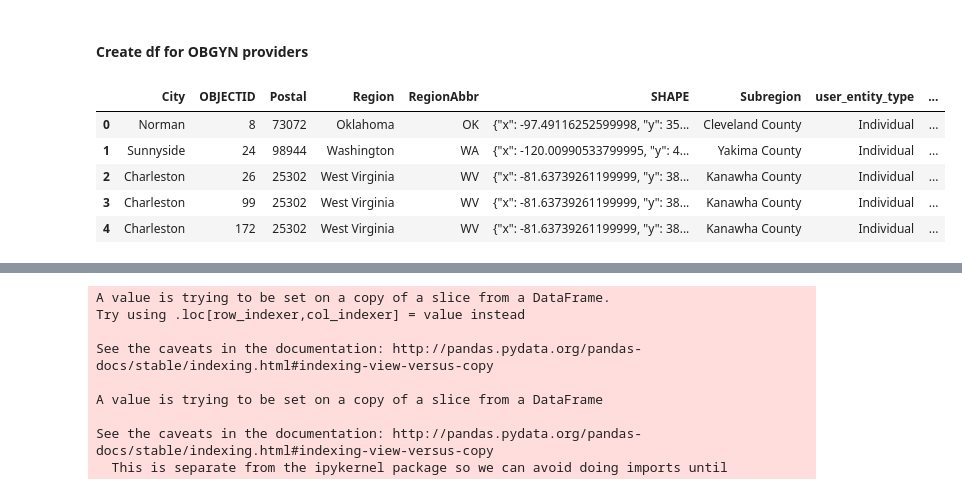
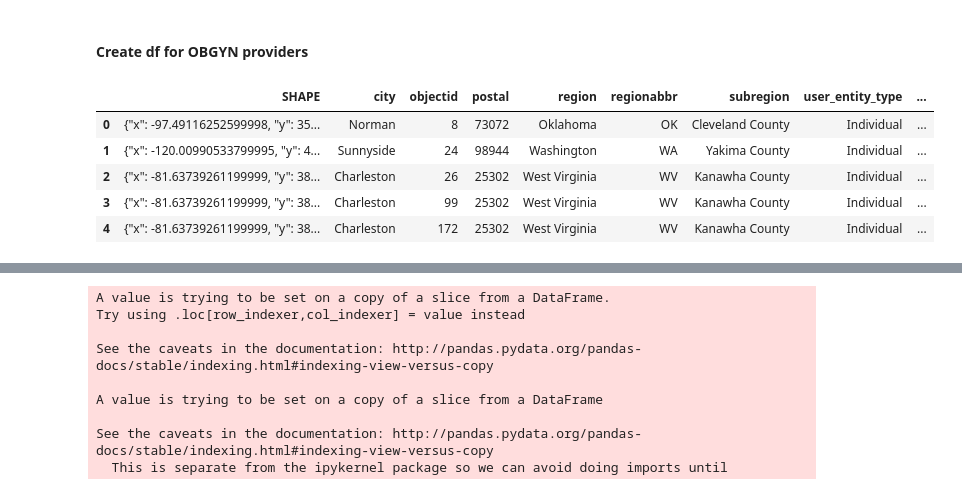
Before and after one commit to mohi9282/arcgis-python-api, a Jupyter notebook: samples/04_gis_analysts_data_scientists/provider_shortage_part4.ipynb, the cells around one changed output, grey strips where cells are left out. Cells and saved outputs as stored; diff of their text form; code cells hidden in the pictures.

```diff
--- a/samples/04_gis_analysts_data_scientists/provider_shortage_part4.ipynb
+++ b/samples/04_gis_analysts_data_scientists/provider_shortage_part4.ipynb
@@ -41,5 +43,5 @@ fertility_tract = FeatureLayer("https://services.arcgis.com/P3ePLMYs2RVChkJx/arc
 # %%
-search_result = gis.content.search('title: provider_data_geocoded_7_23', 'Feature Layer')
+search_result = gis.content.search('title: provider_data_geocoded_7_30','Feature Layer')
 provider_data_item = search_result[0]
 provider_data_item
 # %% [output]
@@ -56,16 +58,16 @@ provider_data_layer
 # %%
 # Get provider data for obgyn providers only
 
-obgyn_featureset = provider_data_layer.query(where="user_taxonomy_code_1 in ['207V00000X','207VC0200X','207VF0040X','207VX0201X','207VG0400X','207VH0002X','207VM0101X','207VB0002X','207VX0000X','207VE0102X','363LX0001X','163WR1000X','163WW0101X','282NW0100X']", out_fields='user_npi,user_entity_type,user_provider_gender,user_taxonomy_code_1,user_full_address,Postal,City,Subregion,Region,RegionAbbr')
+obgyn_featureset = provider_data_layer.query(where="user_taxonomy_code_1 in ('207V00000X','207VC0200X','207VF0040X','207VX0201X','207VG0400X','207VH0002X','207VM0101X','207VB0002X','207VX0000X','207VE0102X','363LX0001X','163WR1000X','163WW0101X','282NW0100X')", out_fields='x,y,user_npi,user_entity_type,user_provider_gender,user_taxonomy_code_1,user_full_address,postal,city,subregion,region,regionabbr')
 obgyn_df = obgyn_featureset.sdf
 obgyn_df.head()
 # %% [output]
-|  | City | OBJECTID | Postal | Region | RegionAbbr | SHAPE | Subregion | user_entity_type | ... |
-| 0 | Norman | 8 | 73072 | Oklahoma | OK | {"x": -97.49116252599998, "y": 35... | Cleveland County | Individual | ... |
-| 1 | Sunnyside | 24 | 98944 | Washington | WA | {"x": -120.00990533799995, "y": 4... | Yakima County | Individual | ... |
-| 2 | Charleston | 26 | 25302 | West Virginia | WV | {"x": -81.63739261199999, "y": 38... | Kanawha County | Individual | ... |
-| 3 | Charleston | 99 | 25302 | West Virginia | WV | {"x": -81.63739261199999, "y": 38... | Kanawha County | Individual | ... |
-| 4 | Charleston | 172 | 25302 | West Virginia | WV | {"x": -81.63739261199999, "y": 38... | Kanawha County | Individual | ... |
+|  | SHAPE | city | objectid | postal | region | regionabbr | subregion | user_entity_type | ... |
+| 0 | {"x": -97.49116252599998, "y": 35... | Norman | 8 | 73072 | Oklahoma | OK | Cleveland County | Individual | ... |
+| 1 | {"x": -120.00990533799995, "y": 4... | Sunnyside | 24 | 98944 | Washington | WA | Yakima County | Individual | ... |
+| 2 | {"x": -81.63739261199999, "y": 38... | Charleston | 26 | 25302 | West Virginia | WV | Kanawha County | Individual | ... |
+| 3 | {"x": -81.63739261199999, "y": 38... | Charleston | 99 | 25302 | West Virginia | WV | Kanawha County | Individual | ... |
+| 4 | {"x": -81.63739261199999, "y": 38... | Charleston | 172 | 25302 | West Virginia | WV | Kanawha County | Individual | ... |
 # %%
 obgyn_df.shape
 # %% [output]
```
Also changed, not shown: parts of 79 cells of this notebook.
